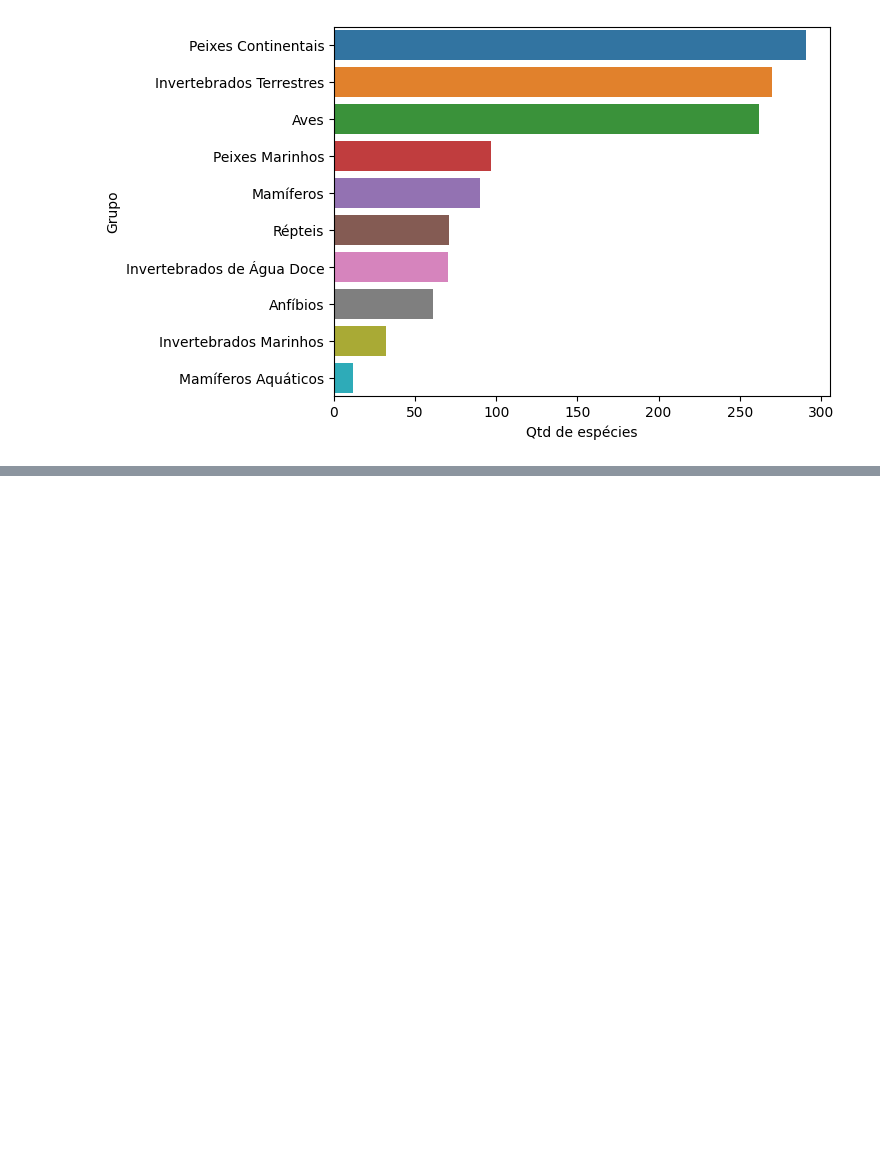
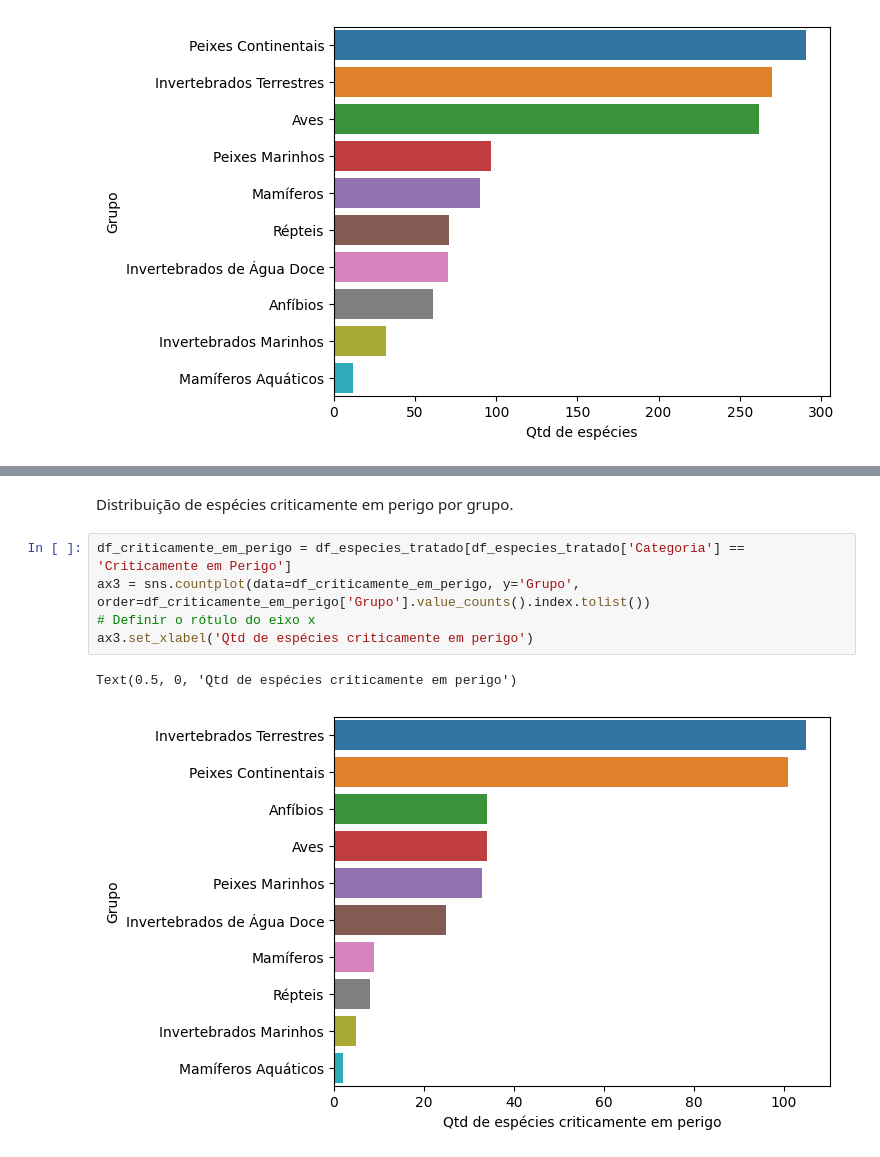
Before and after one commit to Joelson-Ferreira/TecnicasDeProgramacao1, a Jupyter notebook: Analysis.ipynb, the cells around one changed output, grey strips where cells are left out. Drawn from its saved outputs; the diff is of its cells as text; blank space fills up the shorter version.

```diff
--- a/Analysis.ipynb
+++ b/Analysis.ipynb
@@ -102,0 +121,10 @@ AttributeError: 'Series' object has no attribute 'isTrue'
+# %% [markdown]
+Distribuição de espécies criticamente em perigo por grupo.
+# %%
+df_criticamente_em_perigo = df_especies_tratado[df_especies_tratado['Categoria'] == 'Criticamente em Perigo']
+ax3 = sns.countplot(data=df_criticamente_em_perigo, y='Grupo', order=df_criticamente_em_perigo['Grupo'].value_counts().index.tolist())
+# Definir o rótulo do eixo x
+ax3.set_xlabel('Qtd de espécies criticamente em perigo')
+# %% [output]
+Text(0.5, 0, 'Qtd de espécies criticamente em perigo')
+[figure, added]
```
Also changed, not shown: parts of 9 cells of this notebook.
